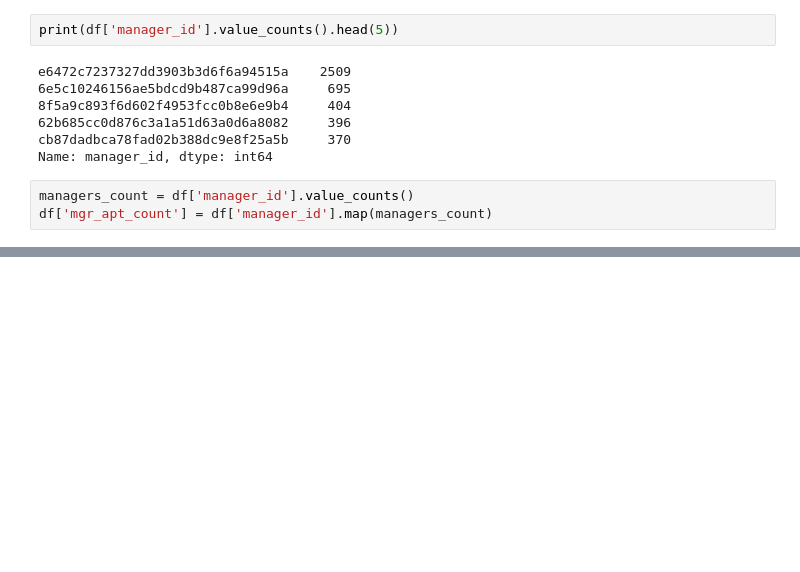
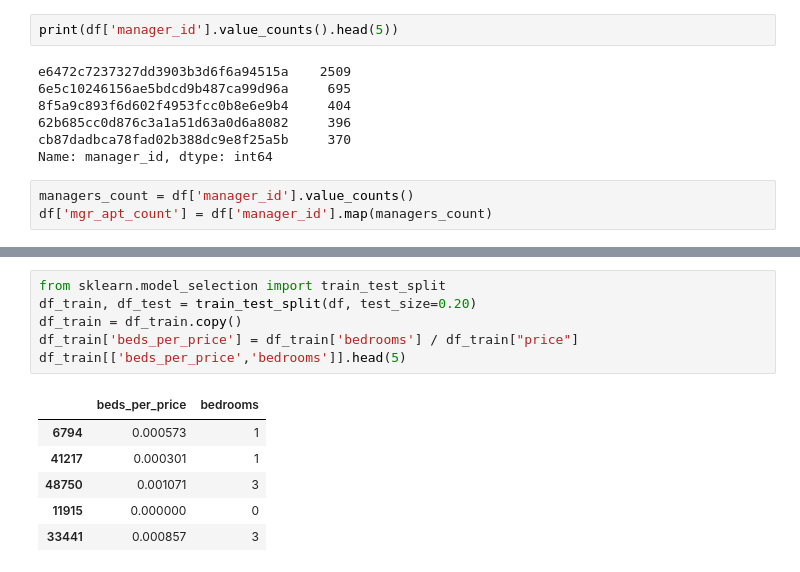
Before and after one commit to rasoh/ter_mlbook, a Jupyter notebook: chapter6.ipynb, the cells around one changed output, grey strips where cells are left out. Cells and saved outputs as stored; diff of their text form; blank space fills up the shorter version.

```diff
--- a/chapter6.ipynb
+++ b/chapter6.ipynb
@@ -97,0 +150,13 @@ OOB R^2 0.86487 using 4,569,538 tree nodes with 40.0 median tree height
+# %%
+from sklearn.model_selection import train_test_split
+df_train, df_test = train_test_split(df, test_size=0.20)
+df_train = df_train.copy()
+df_train['beds_per_price'] = df_train['bedrooms'] / df_train["price"]
+df_train[['beds_per_price','bedrooms']].head(5)
+# %% [output]
+|  | beds_per_price | bedrooms |
+| 6794 | 0.000573 | 1 |
+| 41217 | 0.000301 | 1 |
+| 48750 | 0.001071 | 3 |
+| 11915 | 0.000000 | 0 |
+| 33441 | 0.000857 | 3 |
```
Also changed, not shown: parts of 25 cells of this notebook.
